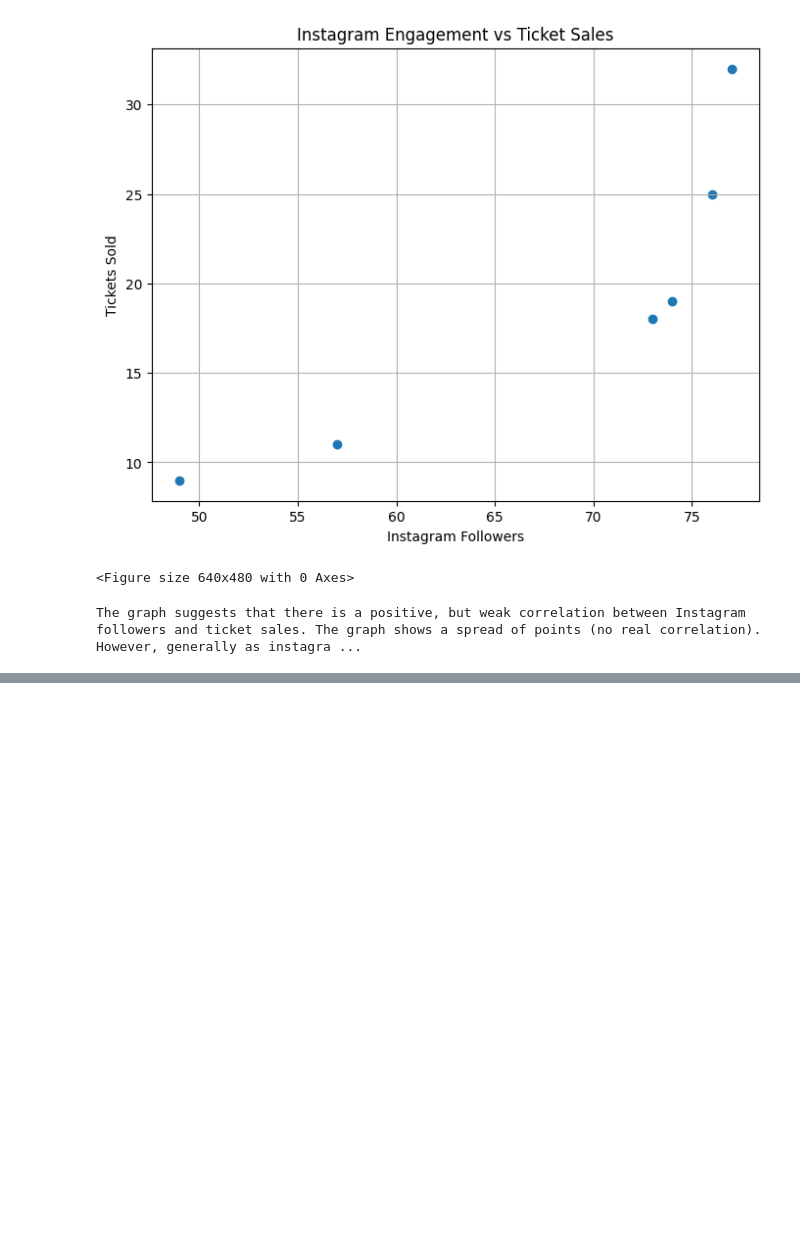
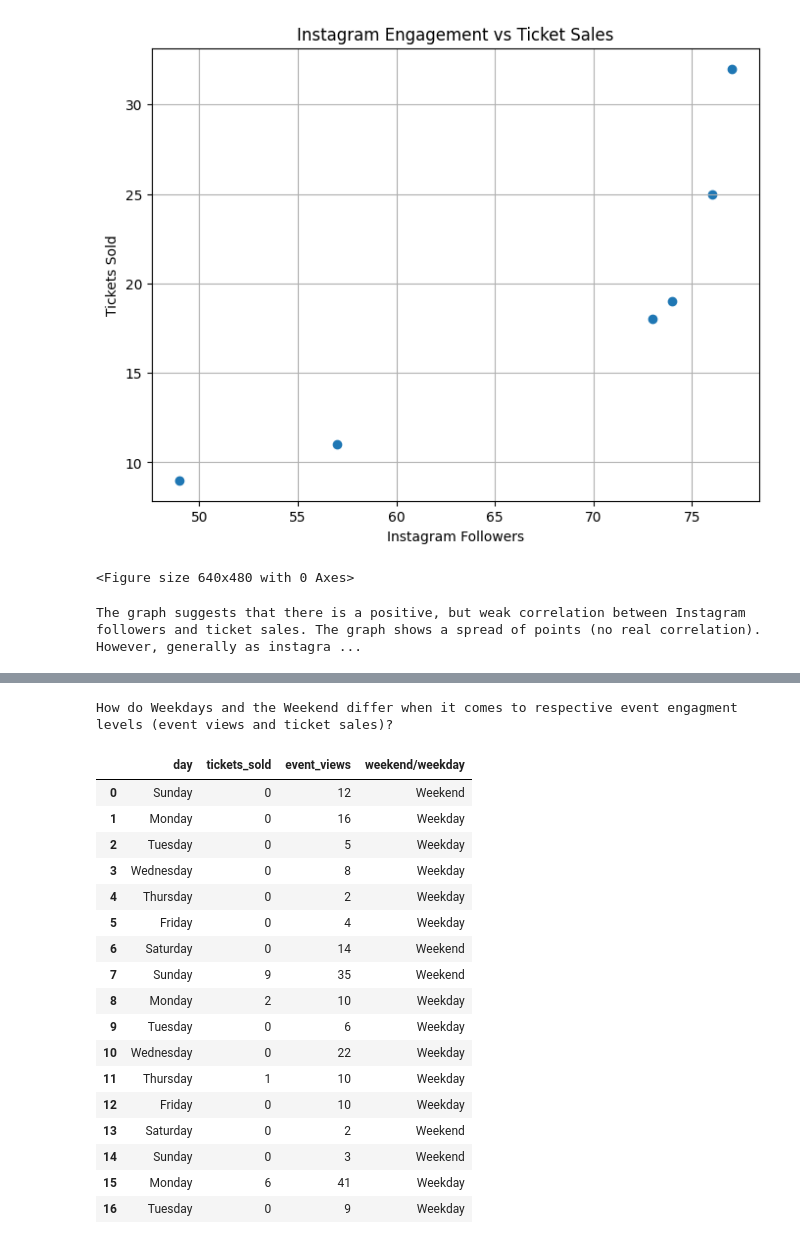
Before and after one commit to alexjones602/finance-data-learning, a Jupyter notebook: notebooks/JE001_mini_project_report.ipynb, the cells around one changed output, grey strips where cells are left out. Cells and saved outputs as stored; diff of their text form; code cells hidden in the pictures; blank space fills up the shorter version.

```diff
--- a/notebooks/JE001_mini_project_report.ipynb
+++ b/notebooks/JE001_mini_project_report.ipynb
@@ -79,0 +108,4 @@ The graph suggests that there is a positive, but weak correlation between Instag
+# %%
+print("How do Weekdays and the Weekend differ when it comes to respective event engagment levels (event views and ticket sales)?")
+# %% [output]
+How do Weekdays and the Weekend differ when it comes to respective event engagment levels (event views and ticket sales)?
@@ -79,0 +114,21 @@ The graph suggests that there is a positive, but weak correlation between Instag
+# %%
+df.head(20)
+# %% [output]
+|  | day | tickets_sold | event_views | weekend/weekday |
+| 0 | Sunday | 0 | 12 | Weekend |
+| 1 | Monday | 0 | 16 | Weekday |
+| 2 | Tuesday | 0 | 5 | Weekday |
+| 3 | Wednesday | 0 | 8 | Weekday |
+| 4 | Thursday | 0 | 2 | Weekday |
+| 5 | Friday | 0 | 4 | Weekday |
+| 6 | Saturday | 0 | 14 | Weekend |
+| 7 | Sunday | 9 | 35 | Weekend |
+| 8 | Monday | 2 | 10 | Weekday |
+| 9 | Tuesday | 0 | 6 | Weekday |
+| 10 | Wednesday | 0 | 22 | Weekday |
+| 11 | Thursday | 1 | 10 | Weekday |
+| 12 | Friday | 0 | 10 | Weekday |
+| 13 | Saturday | 0 | 2 | Weekend |
+| 14 | Sunday | 0 | 3 | Weekend |
+| 15 | Monday | 6 | 41 | Weekday |
+| 16 | Tuesday | 0 | 9 | Weekday |
```
Also changed, not shown: parts of 7 cells of this notebook, 1 other file.
